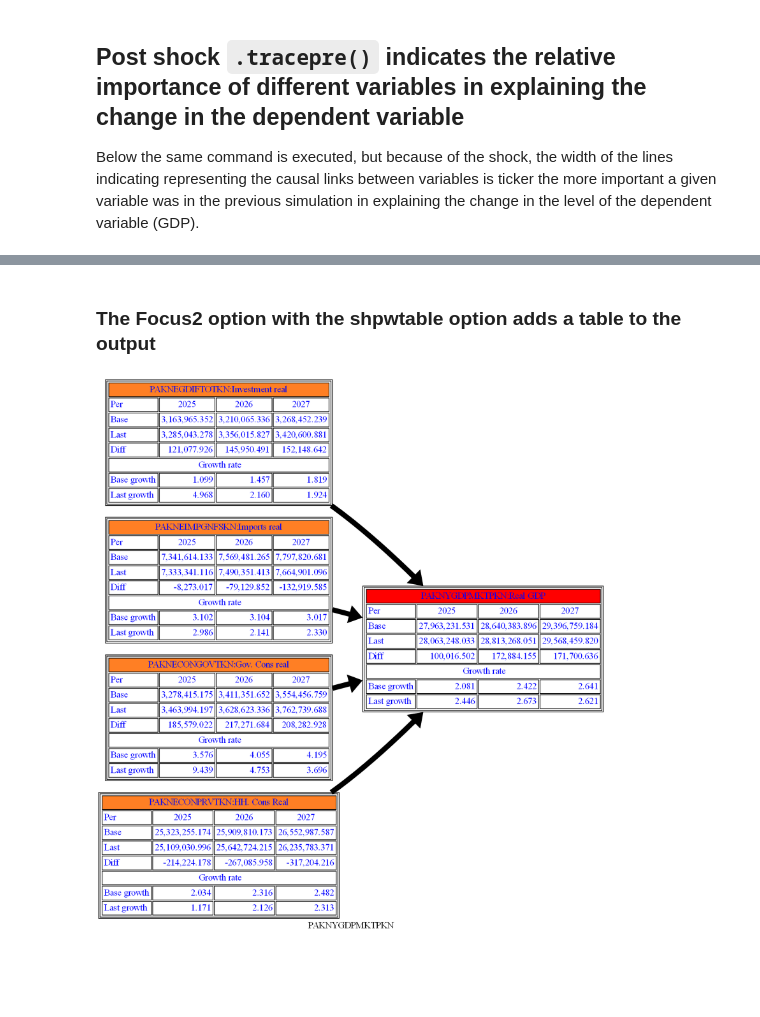
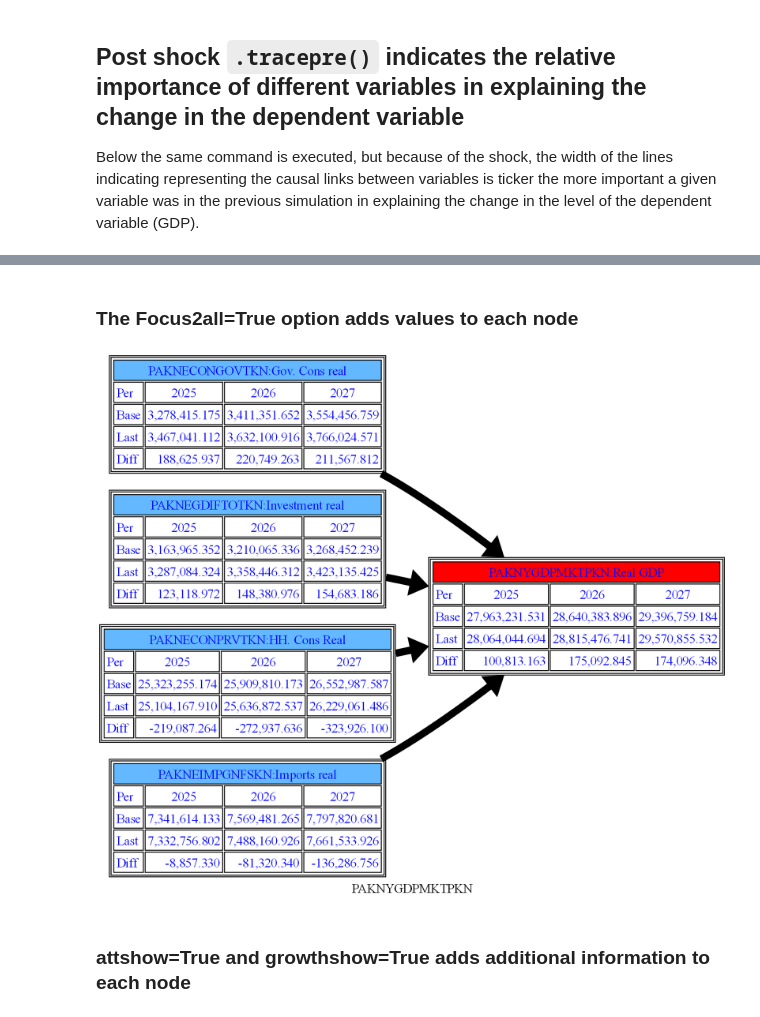
Before and after one commit to IbHansen/modelflow-manual, a Jupyter notebook: papers/mfbook/content/06_ModelAnalytics/ModelStructure.ipynb, the cells around one changed output, grey strips where cells are left out. Saved outputs shown, nothing was run; the diff lists cells and outputs as text; code cells hidden in the pictures; blank space fills up the shorter version.

```diff
--- a/papers/mfbook/content/06_ModelAnalytics/ModelStructure.ipynb
+++ b/papers/mfbook/content/06_ModelAnalytics/ModelStructure.ipynb
@@ -34,7 +37,7 @@ else:
 # %%
 from modelclass import model
-%load_ext autoreload
-%autoreload 2
+
+latex = True    # Setting to allow the diagrams to be incorporated in latex
 
 mpak,baseline = model.modelload('../models/pak.pcim',alfa=0.7,run=1)
 
@@ -110,6 +113,5 @@ PAKPANUSATLS    : Exchange rate LCU / US$ - Pakistan
 # %% [markdown]
 The method `.tracepre()` provides a graphical representation of this relationship, showing all the variables that directly determine an endogenous variable (in this example real GDP), distinguishing between RHS variables that are endogenous (in blue) and those that are exogenous (yellow).
 # %%
-latex=1
 mpak.PAKNYGDPMKTPKN.tracepre(png=latex)
 # %% [output]
@@ -135,6 +137,5 @@ mpak['PAKNYGDPMKTPKN PAKNECONPRVTKN PAKNEGDIFTOTKN PAKNEEXPGNFSKN PAKNEIMPGNFSKN
 
 Below the same command is executed, but because of the shock, the width of the lines indicating representing the causal links between variables is ticker the more important a given variable was in the previous simulation in explaining the change in the level of the dependent variable (GDP).
 # %%
-latex=1
 mpak.PAKNYGDPMKTPKN.tracepre(png=latex)
 # %% [output]
@@ -171,10 +171,9 @@ The up option allows `.tracepre` dependencies to be followed through beyond the
-# %% [markdown]
-### The Focus2 option with the shpwtable option adds a table to the output
+# %% [markdown]
+### The Focus2all=True  option  adds values to each node
 # %%
 with mpak.set_smpl(2025,2027):
-    mpak.PAKNYGDPMKTPKN.tracepre(filter = 20,
-                                 fokus2='PAKNEGDIFTOTKN PAKNECONPRVTKN PAKNECONGOVTKN PAKNYGDPMKTPKN PAKNEIMPGNFSKN'
-                                 ,growthshow=True,
-                                png=latex)
+    mpak.PAKNYGDPMKTPKN.tracepre(filter = 20,fokus2all=True,png=latex)
 # %% [output]
-[figure, old version]
+[figure, new version]
+# %% [markdown]
+### attshow=True and growthshow=True adds additional information to each node
```
Also changed, not shown: parts of 19 cells of this notebook.
